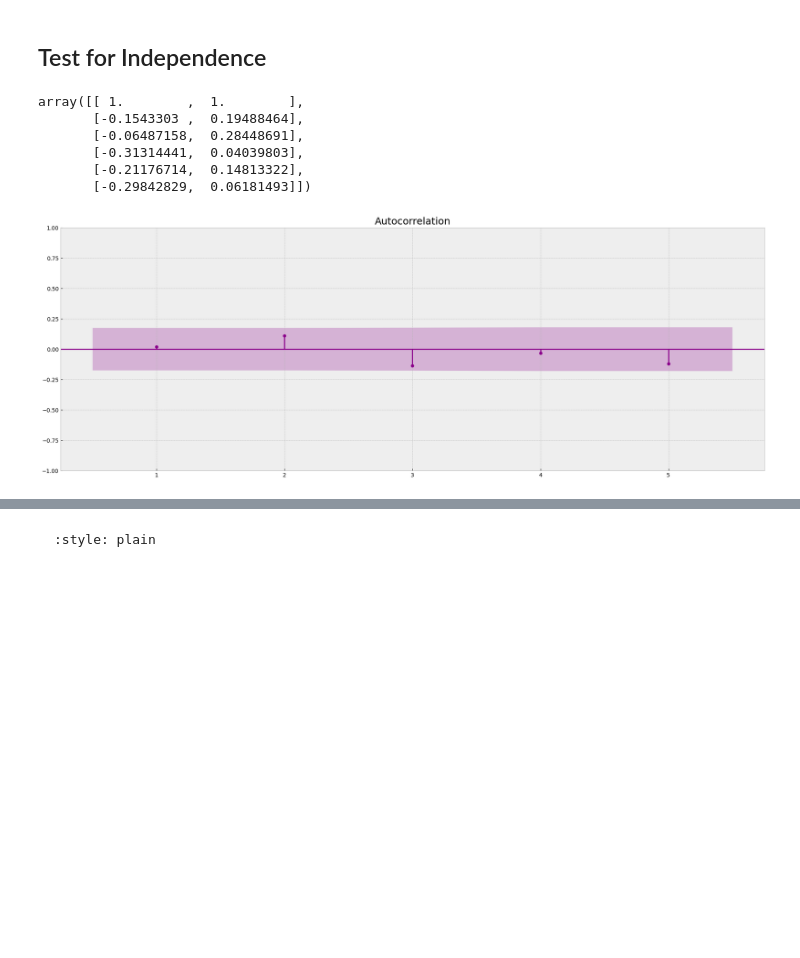
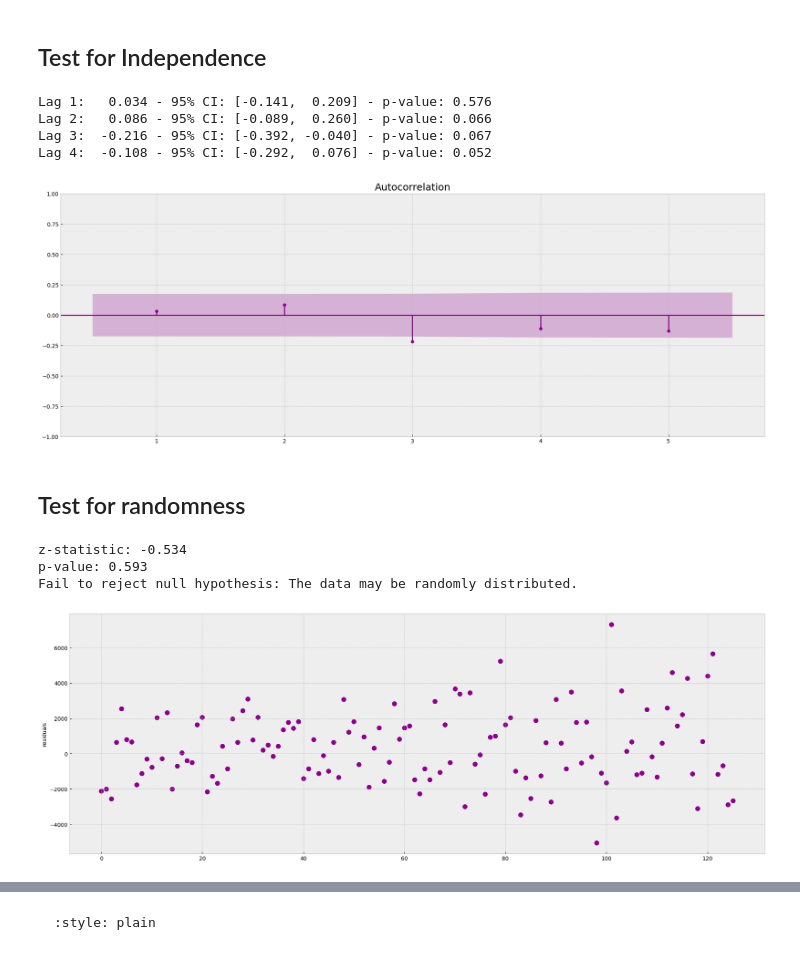
Before and after one commit to ELC/sistemas-de-gestion, a Jupyter notebook: book/chapters/01_Parcel.ipynb, the cells around one changed output, grey strips where cells are left out. Cells and saved outputs as stored; diff of their text form; code cells hidden in the pictures; blank space fills up the shorter version.

```diff
--- a/book/chapters/01_Parcel.ipynb
+++ b/book/chapters/01_Parcel.ipynb
@@ -152,17 +217,19 @@ Reject null hypothesis: Variances are not equal. - Heteroscedasticity detected.
 # %% [markdown]
 ## Test for Independence
 # %%
-from statsmodels.graphics import tsaplots
-from statsmodels.tsa import stattools
-
-tsaplots.plot_acf(residuals, lags=list(range(1, 6)))
-acf_values, confint, qstat, p_values = stattools.acf(residuals, nlags=5, fft=False, qstat=True, alpha=0.05)
-confint
+compute_autocorrelation(residuals)
 # %% [output]
-array([[ 1.        ,  1.        ],
-       [-0.1543303 ,  0.19488464],
-       [-0.06487158,  0.28448691],
-       [-0.31314441,  0.04039803],
-       [-0.21176714,  0.14813322],
-       [-0.29842829,  0.06181493]])
+Lag 1:   0.034 - 95% CI: [-0.141,  0.209] - p-value: 0.576
+Lag 2:   0.086 - 95% CI: [-0.089,  0.260] - p-value: 0.066
+Lag 3:  -0.216 - 95% CI: [-0.392, -0.040] - p-value: 0.067
+Lag 4:  -0.108 - 95% CI: [-0.292,  0.076] - p-value: 0.052
 [figure]
+# %% [markdown]
+## Test for randomness
+# %%
+randomness_test(residuals)
+# %% [output]
+z-statistic: -0.534
+p-value: 0.593
+Fail to reject null hypothesis: The data may be randomly distributed.
+[figure, added]
```
Also changed, not shown: parts of 35 cells of this notebook, 11 other files.
